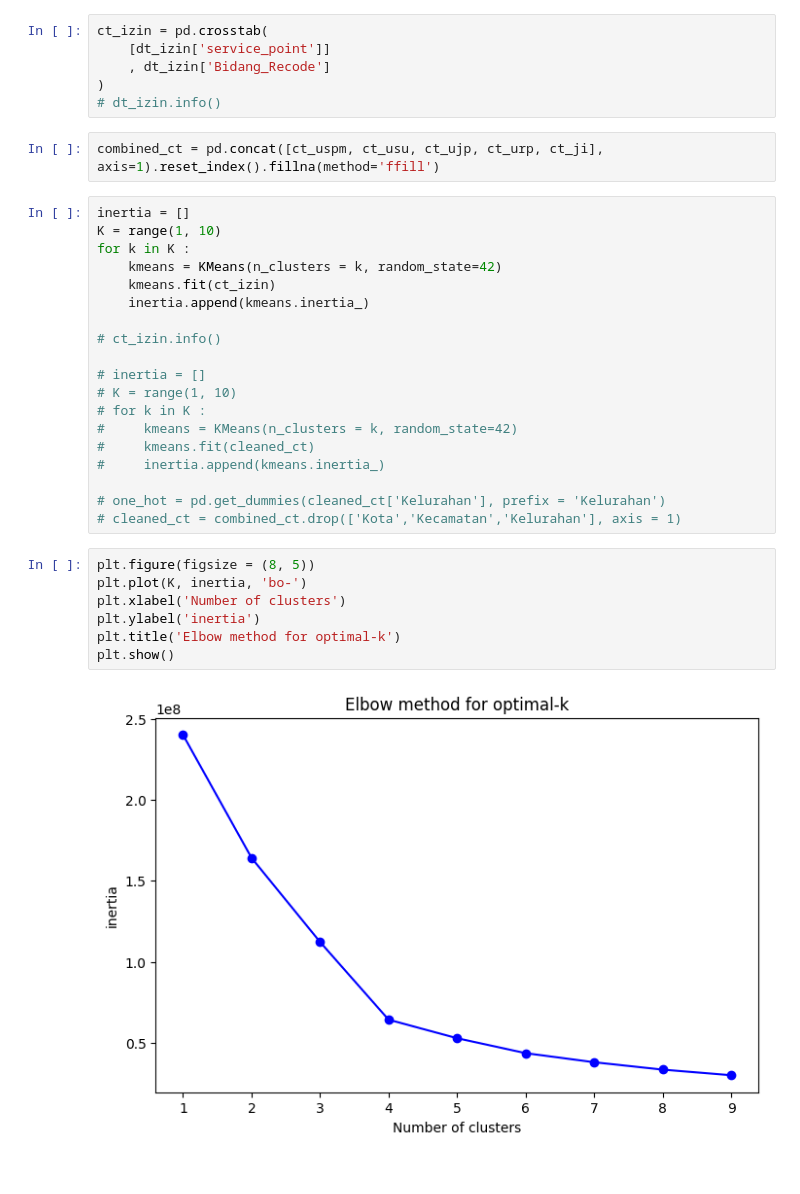
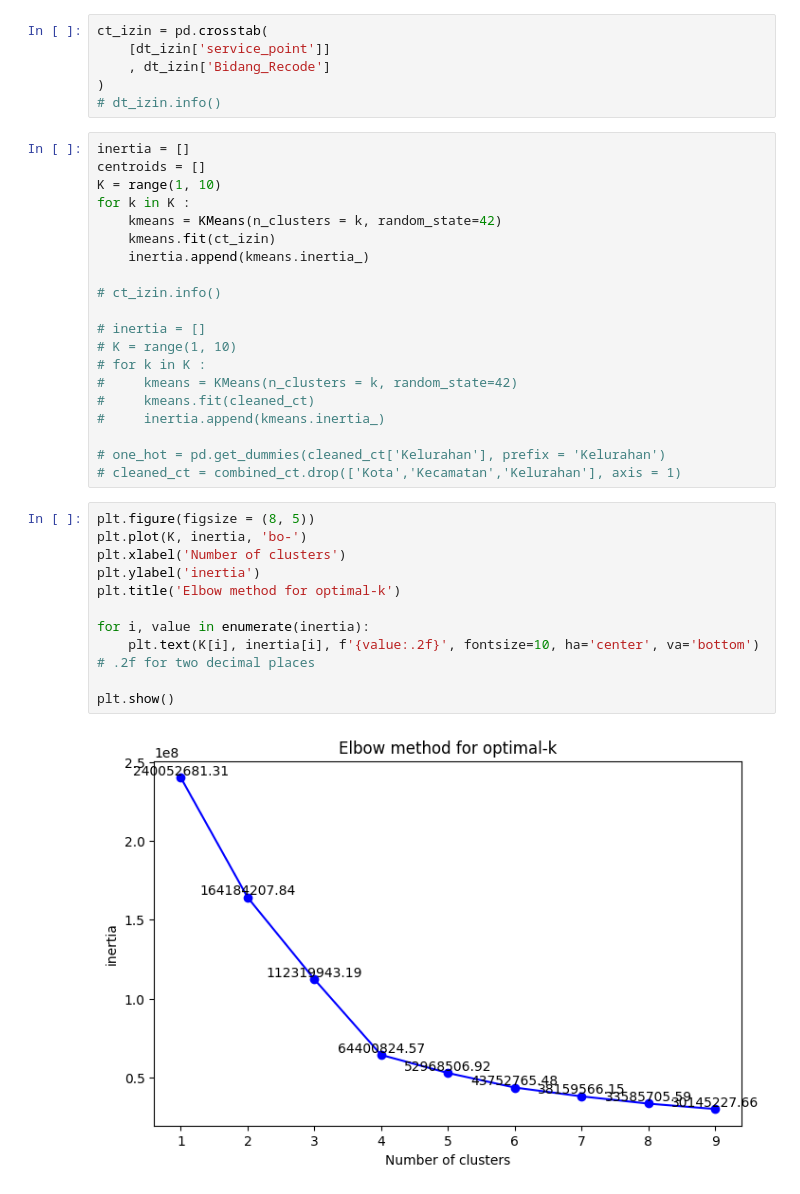
Before and after one commit to DimasPrsety/DPMPTSP_dashboard, a Jupyter notebook: clustering.ipynb, the cells around one changed output. Drawn from its saved outputs; the diff is of its cells as text.

```diff
--- a/clustering.ipynb
+++ b/clustering.ipynb
@@ -77,10 +66,9 @@ ct_izin = pd.crosstab(
     , dt_izin['Bidang_Recode']
 )
 # dt_izin.info()
-# %%
-combined_ct = pd.concat([ct_uspm, ct_usu, ct_ujp, ct_urp, ct_ji], axis=1).reset_index().fillna(method='ffill')
 # %%
 inertia = []
+centroids = []
 K = range(1, 10)
 for k in K :
     kmeans = KMeans(n_clusters = k, random_state=42)
@@ -101,10 +89,14 @@ for k in K :
 # %%
 plt.figure(figsize = (8, 5))
 plt.plot(K, inertia, 'bo-')
 plt.xlabel('Number of clusters')
 plt.ylabel('inertia')
 plt.title('Elbow method for optimal-k')
+
+for i, value in enumerate(inertia):
+    plt.text(K[i], inertia[i], f'{value:.2f}', fontsize=10, ha='center', va='bottom')  # .2f for two decimal places
+
 plt.show()
 # %% [output]
-[figure, old version]
+[figure, new version]
 # %%
```
Also changed, not shown: parts of 13 cells of this notebook, 2 other files.
